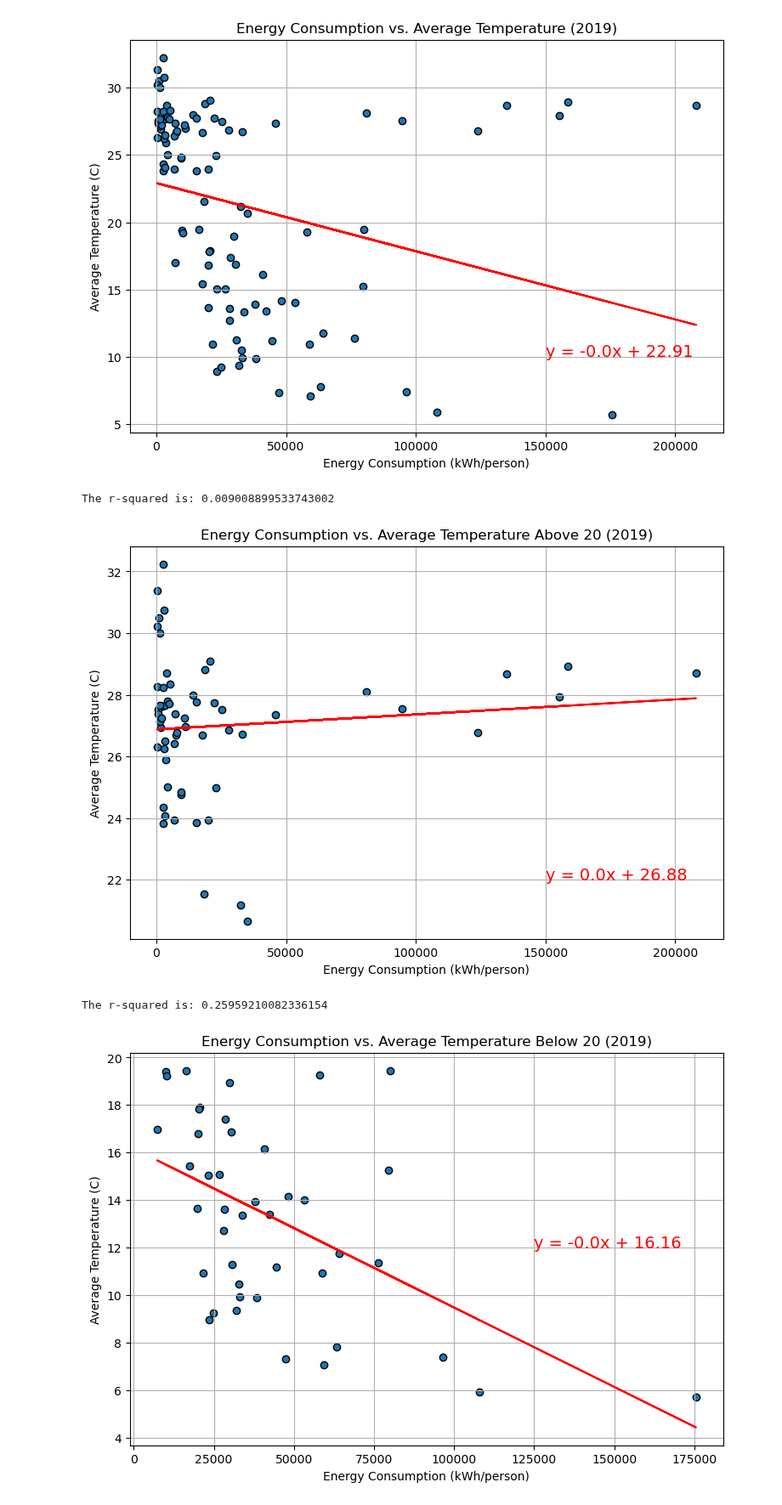
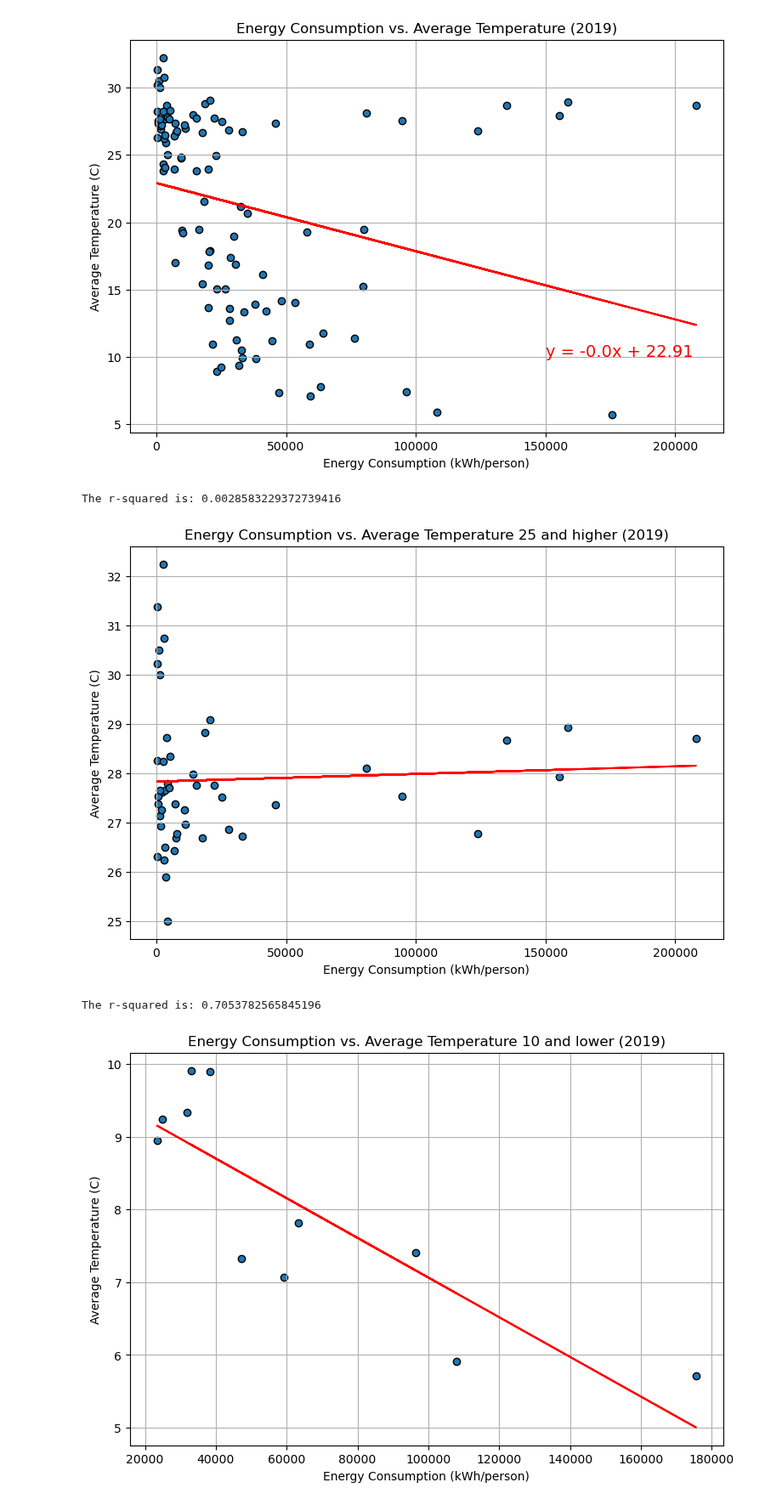
Before and after one commit to yosieph/Project1, a Jupyter notebook: project1.ipynb, the cells around one changed output. Shown at 85% size. Saved outputs shown, nothing was run; the diff lists cells and outputs as text; code cells hidden in the pictures.

Commit message:
modified scatter plots

```diff
--- a/project1.ipynb
+++ b/project1.ipynb
@@ -99,8 +67,8 @@ The r-squared is: 0.07426043111699936
 # %%
 #create two data frames (high and low temperatures)
 
-high_temps = main_data.loc[main_data['Average Temp'] >= 20]
-low_temps = main_data.loc[main_data['Average Temp'] < 20]
+high_temps = main_data.loc[main_data['Average Temp'] >= 25]
+low_temps = main_data.loc[main_data['Average Temp'] <= 10]
 # %%
 #scatter plot showing the correlation between temp and primary energy consumption in high temp
 energy_consumption = high_temps["Primary energy consumption per capita (kWh/person)"]
@@ -113,7 +81,7 @@ plt.scatter(energy_consumption, temperature, marker="o", edgecolors="black")
 # Incorporate the other graph properties
 plt.xlabel('Energy Consumption (kWh/person)')
 plt.ylabel('Average Temperature (C)')
-plt.title('Energy Consumption vs. Average Temperature 20 + (2019)')
+plt.title('Energy Consumption vs. Average Temperature 25 and higher (2019)')
 
 #add linear regression
 (slope, intercept, rvalue, pvalue, stderr) = linregress(energy_consumption, temperature)
@@ -125,41 +93,41 @@ plt.plot(energy_consumption, regress_values, "r-")
 plt.annotate(line_eq, (150000, 22), fontsize=14,color="red")
 
 # Save the figure
-plt.savefig("output_data/Energy Consumption vs. Average Temperature 20 + (2019).png")
+plt.savefig("output_data/Energy Consumption vs. Average Temperature 25 and higher (2019).png")
 
 # Show plot
 plt.show()
 # %% [output]
-The r-squared is: 0.009008899533743002
+The r-squared is: 0.0028583229372739416
-[figure, old version]
+[figure, new version]
 # %%
 #scatter plot showing the correlation between temp and primary energy consumption in low temp
 energy_consumption = low_temps["Primary energy consumption per capita (kWh/person)"]
 temperature = low_temps["Average Temp"]
 
 plt.figure(figsize=(9,6))
 plt.grid()
 plt.scatter(energy_consumption, temperature, marker="o", edgecolors="black")
 
 # Incorporate the other graph properties
 plt.xlabel('Energy Consumption (kWh/person)')
 plt.ylabel('Average Temperature (C)')
-plt.title('Energy Consumption vs. Average Temperature Below 20 (2019)')
+plt.title('Energy Consumption vs. Average Temperature 10 and lower (2019)')
 
 #add linear regression
 (slope, intercept, rvalue, pvalue, stderr) = linregress(energy_consumption, temperature)
 regress_values = energy_consumption * slope + intercept
 line_eq = "y = " + str(round(slope,2)) + "x + " + str(round(intercept,2))
 correlation = st.pearsonr(energy_consumption, temperature)
 print(f"The r-squared is: {rvalue**2}")
 plt.plot(energy_consumption, regress_values, "r-")
 plt.annotate(line_eq, (125000, 12), fontsize=14,color="red")
 
 # Save the figure
-plt.savefig("output_data/Energy Consumption vs. Average Temperature Below 20 (2019).png")
+plt.savefig("output_data/Energy Consumption vs. Average Temperature 10 and lower (2019).png")
 
 # Show plot
 plt.show()
 # %% [output]
-The r-squared is: 0.25959210082336154
+The r-squared is: 0.7053782565845196
-[figure, old version]
+[figure, new version]
```
Also changed, not shown: parts of 2 cells of this notebook, 4 other files.
